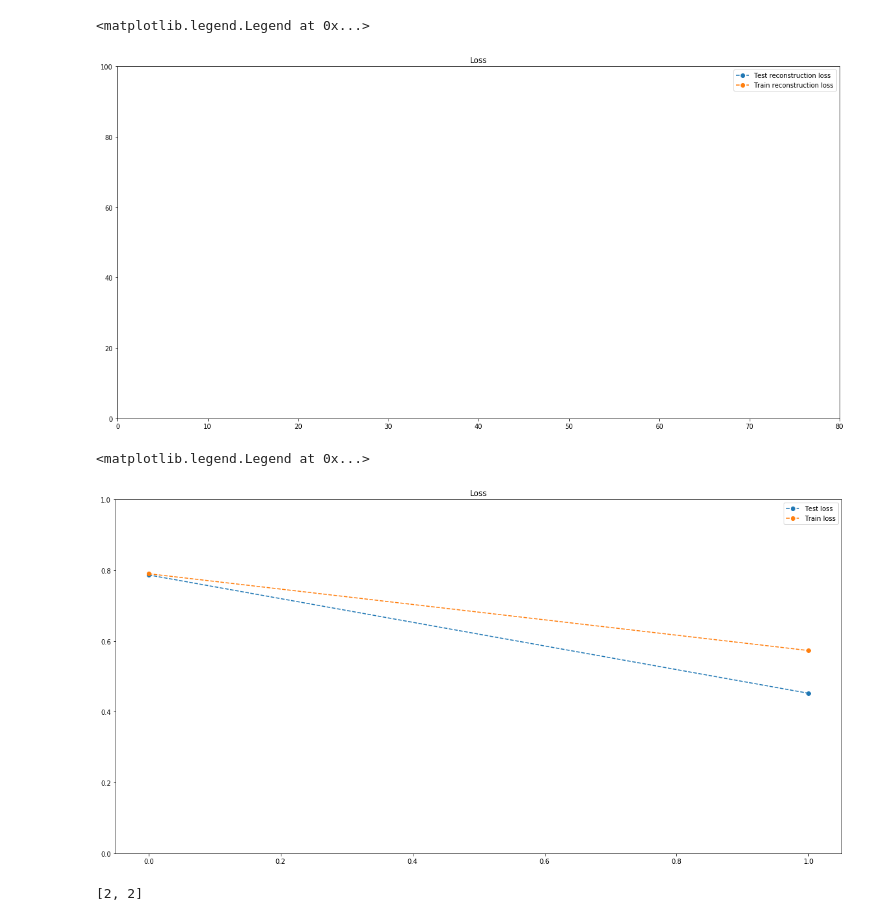
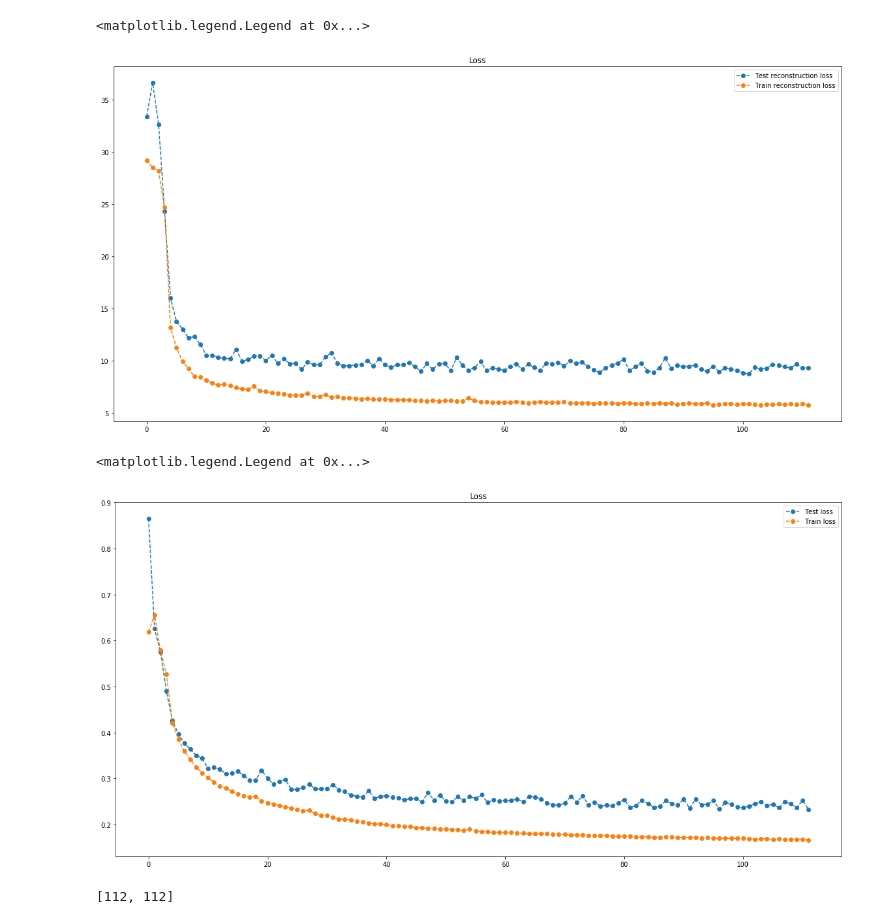
Before and after one commit to ethanleet/CapsNet, a Jupyter notebook: Statistics plotting.ipynb, the cells around one changed output. Drawn from its saved outputs; the diff is of its cells as text; code cells hidden in the pictures.

```diff
--- a/Statistics plotting.ipynb
+++ b/Statistics plotting.ipynb
@@ -5,7 +5,7 @@ import matplotlib.pyplot as plt
 import numpy as np
 %matplotlib inline
 LOG_DIR = "logs"
-filename= "log-1527988739.6861124.txt"
+filename= "log-FC_0.005.txt"
 path = os.path.join(LOG_DIR, filename)
 data = pd.read_csv(path,skipinitialspace=True)
 # %%
@@ -17,28 +25,27 @@ data
 # %%
 plt.figure(figsize=(20,10))
 plt.title("Loss")
-plt.xlim([0, 80])
-plt.ylim([0.0, 100.0])
-plt.plot(data.reconstruction_loss_test[2:], '--o', label='Test reconstruction loss')
-plt.plot(data.reconstruction_loss_train[2:], '--o', label='Train reconstruction loss')
+# plt.xlim([0, 80])
+# plt.ylim([0.0, 100.0])
+plt.plot(data.reconstruction_loss_test[0:], '--o', label='Test reconstruction loss')
+plt.plot(data.reconstruction_loss_train[0:], '--o', label='Train reconstruction loss')
 plt.legend()
 # %% [output]
 <matplotlib.legend.Legend at 0x...>
-[figure, old version]
+[figure, new version]
 # %%
-
 plt.figure(figsize=(20,10))
 plt.title("Loss")
-plt.ylim([0,1])
-plt.plot(data.test_loss, '--o', label='Test loss')
-plt.plot(data.train_loss, '--o', label='Train loss')
+# plt.xlim([0,80])
+plt.plot(data.test_loss[0:], '--o', label='Test loss')
+plt.plot(data.train_loss[0:], '--o', label='Train loss')
 plt.legend()
 # %% [output]
 <matplotlib.legend.Legend at 0x...>
-[figure, old version]
+[figure, new version]
 # %%
 [len(data.test_accuracy),len(data.test_accuracy)]
 # %% [output]
-[2, 2]
+[112, 112]
 # %%
 plt.figure(figsize=(20,10))
```
Also changed, not shown: parts of 3 cells of this notebook, 1 other file.
